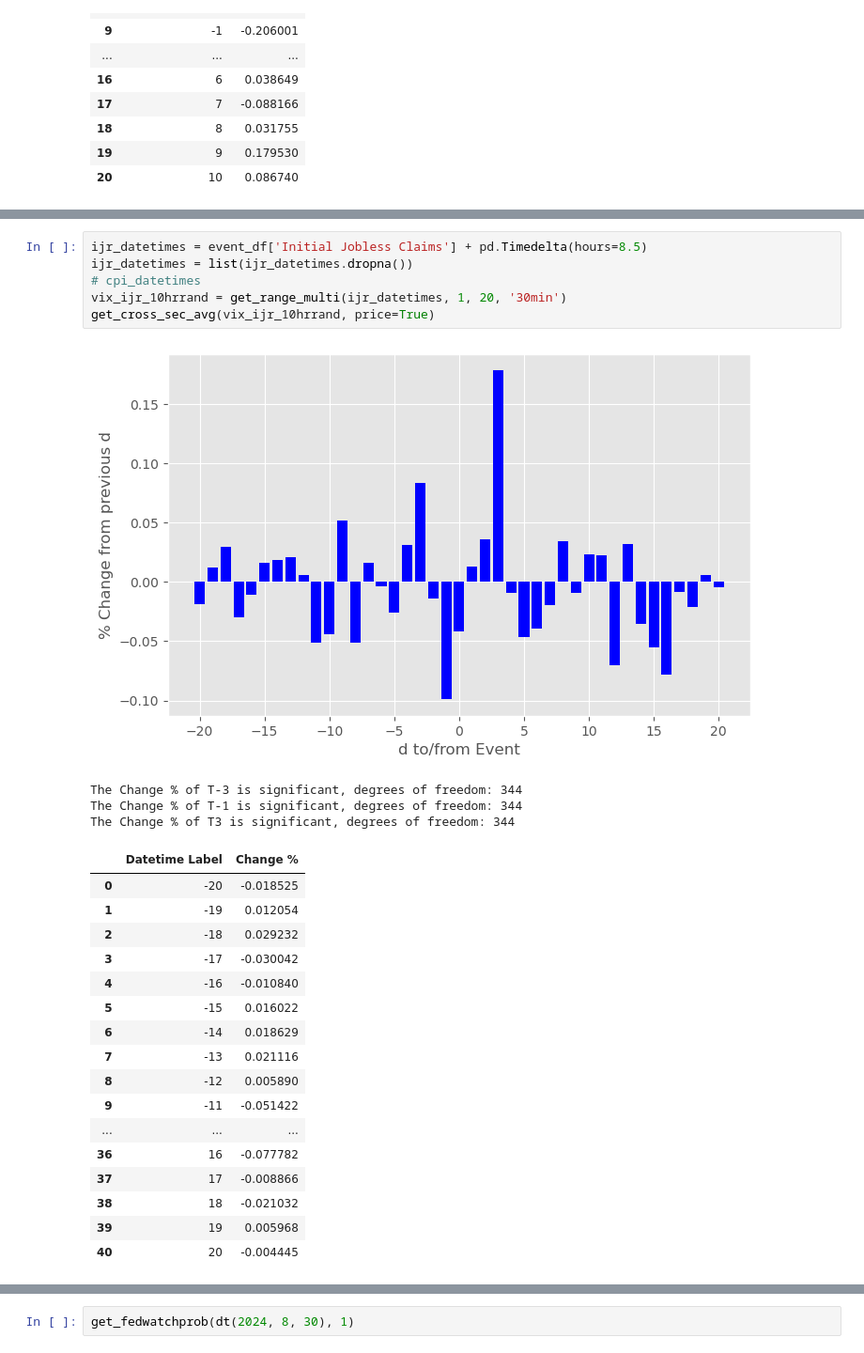
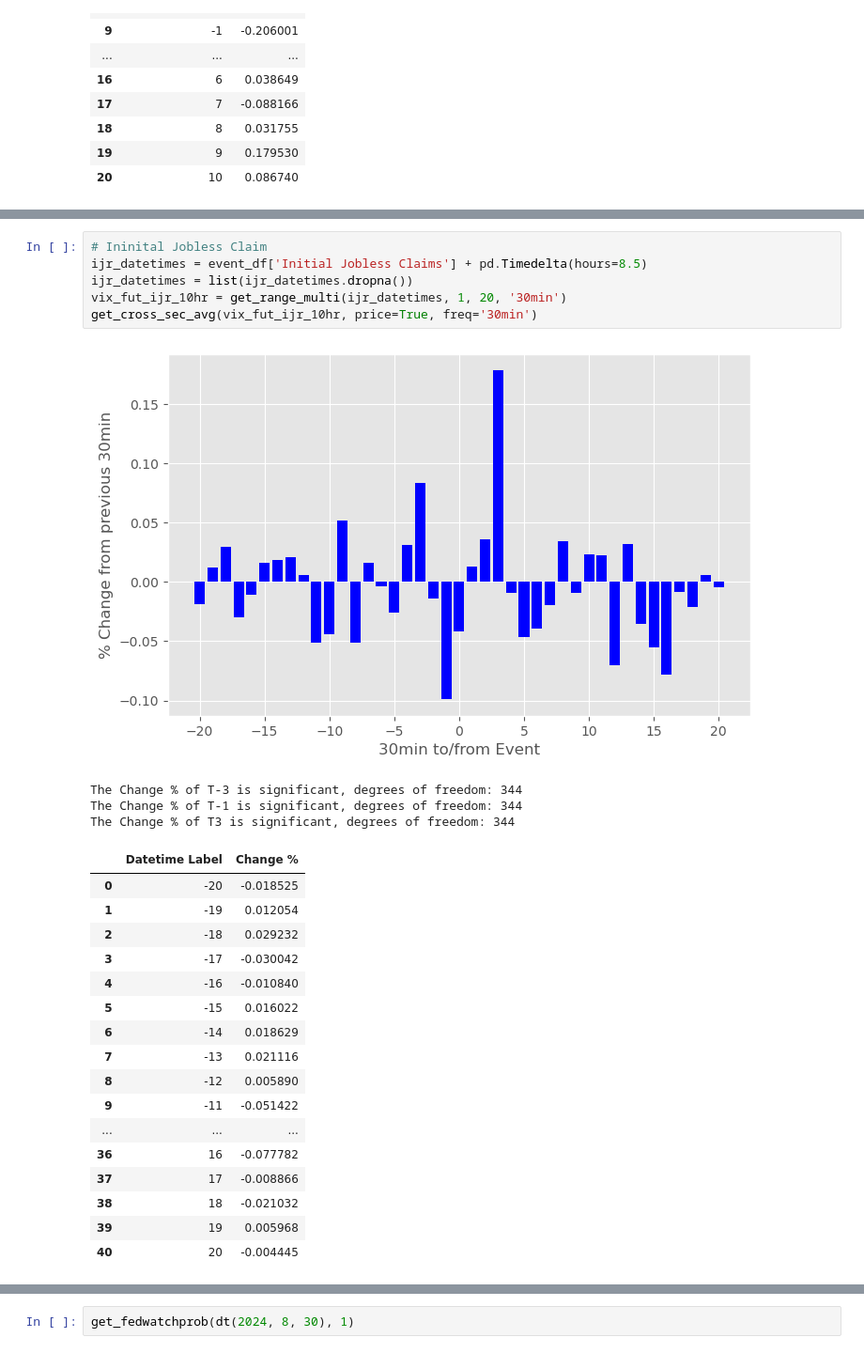
Before and after one commit to jczjc/vrp_vix, a Jupyter notebook: o2_2_1.ipynb, the cells around one changed output, grey strips where cells are left out. Shown at 94% size. Saved outputs shown, nothing was run; the diff lists cells and outputs as text.

```diff
--- a/o2_2_1.ipynb
+++ b/o2_2_1.ipynb
@@ -315,11 +381,11 @@ vix_cpi_10hrrand.head(43)
 # %%
+# Ininital Jobless Claim
 ijr_datetimes = event_df['Initial Jobless Claims'] + pd.Timedelta(hours=8.5)
 ijr_datetimes = list(ijr_datetimes.dropna())
-# cpi_datetimes
-vix_ijr_10hrrand = get_range_multi(ijr_datetimes, 1, 20, '30min')
-get_cross_sec_avg(vix_ijr_10hrrand, price=True)
+vix_fut_ijr_10hr = get_range_multi(ijr_datetimes, 1, 20, '30min')
+get_cross_sec_avg(vix_fut_ijr_10hr, price=True, freq='30min')
 # %% [output]
-[figure, old version]
+[figure, new version]
 The Change % of T-3 is significant, degrees of freedom: 344
 The Change % of T-1 is significant, degrees of freedom: 344
 The Change % of T3 is significant, degrees of freedom: 344
```
Also changed, not shown: parts of 45 cells of this notebook, 8 other files.
